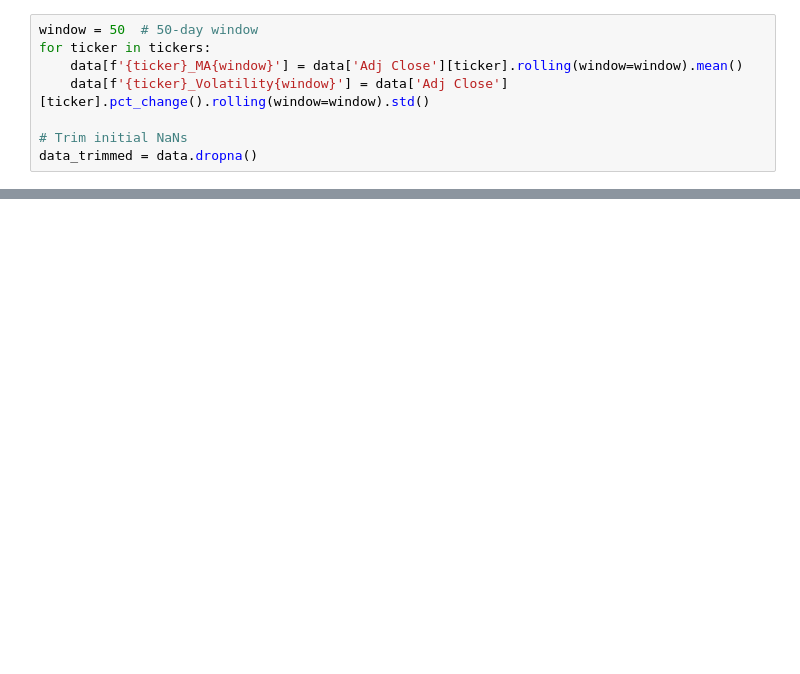
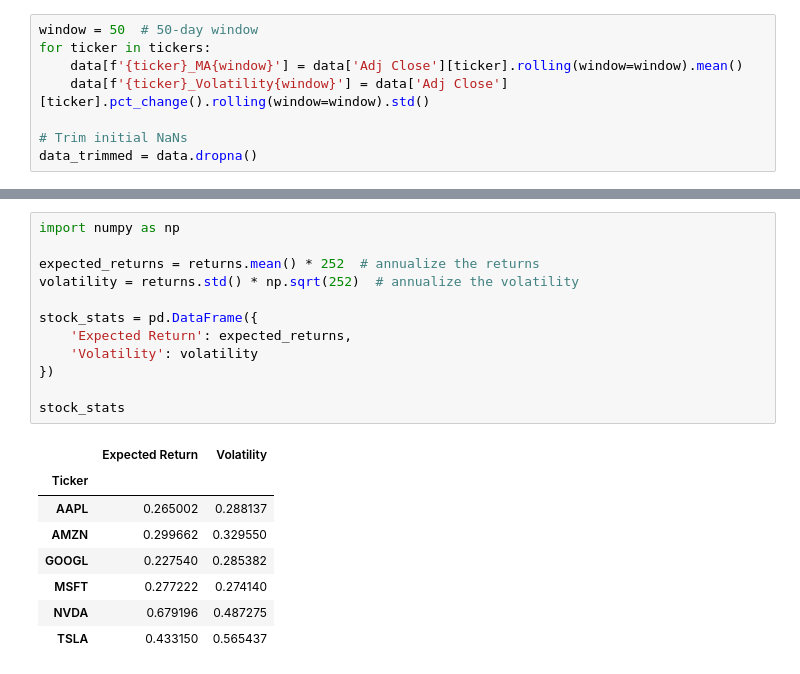
Before and after one commit to Rshukla17/Quant-Projects, a Jupyter notebook: Blue Chip stock trend analysis.ipynb, the cells around one changed output, grey strips where cells are left out. Saved outputs shown, nothing was run; the diff lists cells and outputs as text; blank space fills up the shorter version.

```diff
--- a/Blue Chip stock trend analysis.ipynb
+++ b/Blue Chip stock trend analysis.ipynb
@@ -191,0 +245,21 @@ plt.show()
+# %%
+import numpy as np
+
+expected_returns = returns.mean() * 252  # annualize the returns
+volatility = returns.std() * np.sqrt(252)  # annualize the volatility
+
+stock_stats = pd.DataFrame({
+    'Expected Return': expected_returns,
+    'Volatility': volatility
+})
+
+stock_stats
+# %% [output]
+|  | Expected Return | Volatility |
+| Ticker |  |  |
+| AAPL | 0.265002 | 0.288137 |
+| AMZN | 0.299662 | 0.329550 |
+| GOOGL | 0.227540 | 0.285382 |
+| MSFT | 0.277222 | 0.274140 |
+| NVDA | 0.679196 | 0.487275 |
+| TSLA | 0.433150 | 0.565437 |
```
Also changed, not shown: parts of 10 cells of this notebook.
